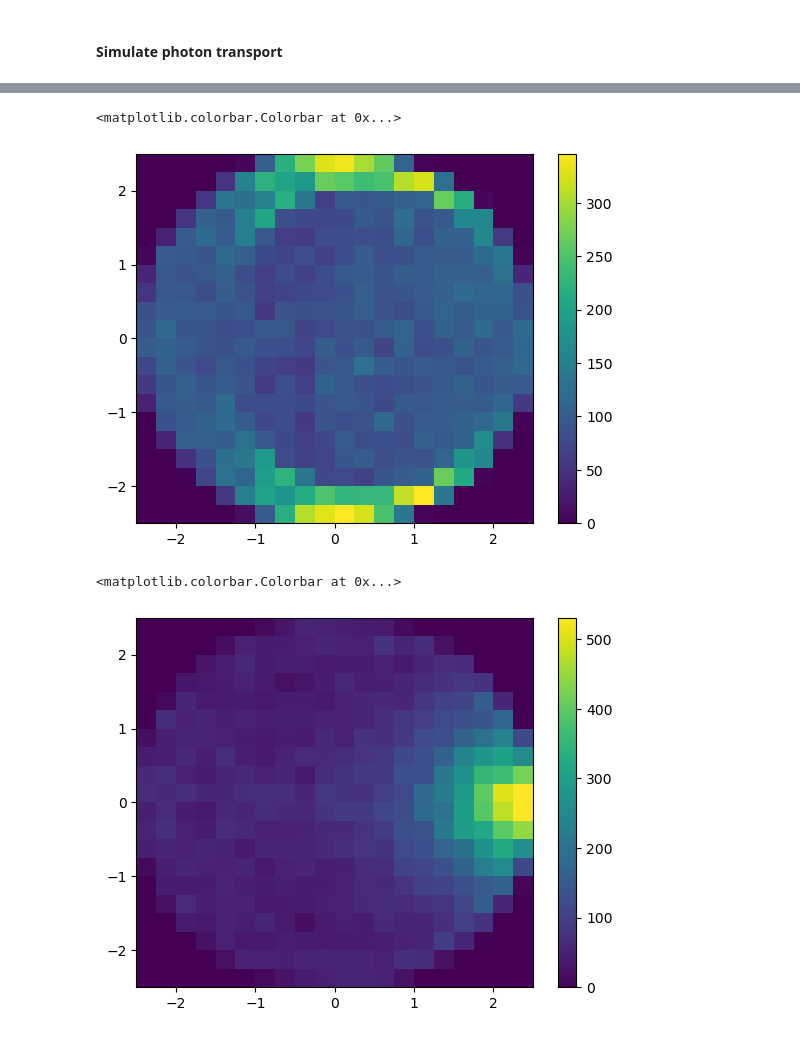
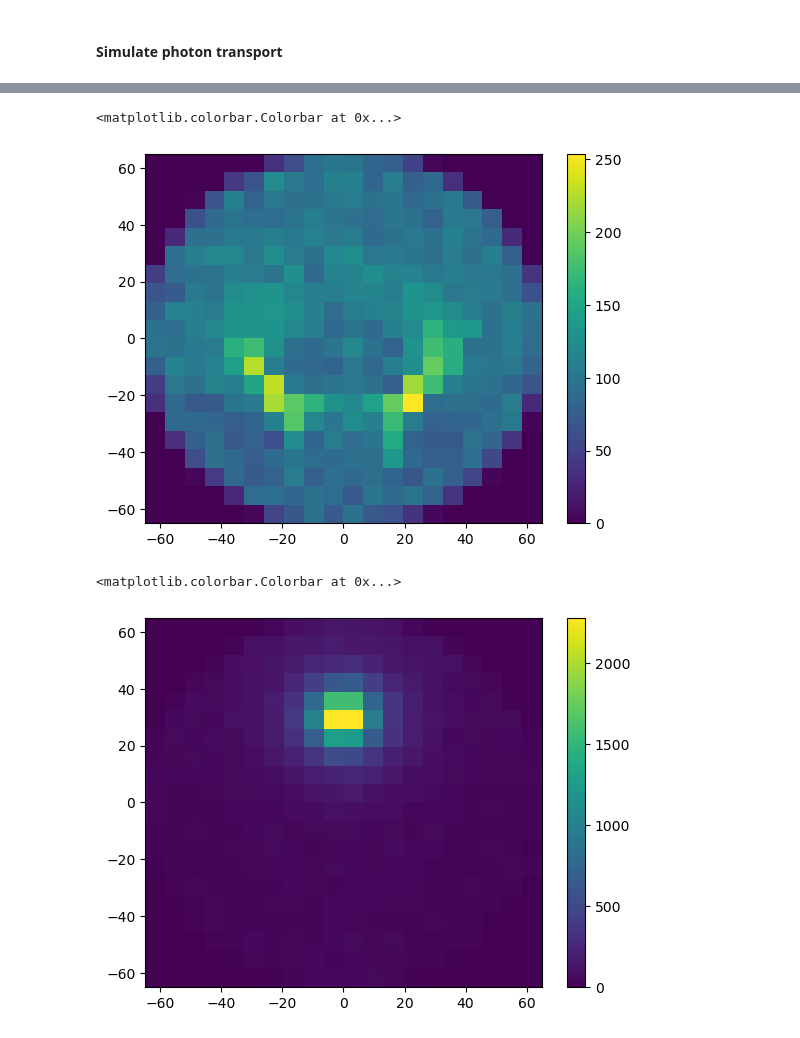
Before and after one commit to acolijn/OptoSim, a Jupyter notebook: notebook/PropagationVerification.ipynb, the cells around one changed output, grey strips where cells are left out. Cells and saved outputs as stored; diff of their text form; code cells hidden in the pictures.

```diff
--- a/notebook/PropagationVerification.ipynb
+++ b/notebook/PropagationVerification.ipynb
@@ -9,14 +9,14 @@ import matplotlib as mpl
 # %% [markdown]
 #### Setup the system geometry
 # %%
-ztop = 1.0 # z position of top PMT plane (cm)
-zbot = -5.0 # z position of bottom PMT plane (cm)
-R = 2.5 # radius of the TPC (cm)
+ztop = 10.0 # z position of top PMT plane (cm)
+zbot = -150.0 # z position of bottom PMT plane (cm)
+R = 65. # radius of the TPC (cm)
 # %% [markdown]
 #### Setup the simulation parameters
 # %%
 n_photon = 100000 # number of photons to simulate
-x0 = (2.4, 0., 0.1) # starting position of the photons
+x0 = (0., 30., 1.0) # starting position of the photons
 
 no_scatter = False # set to True if you want to compare to a case without scattering
 experimental_scatter_model = True # model for scattering from GXe/LXe on PTFE
@@ -74,13 +77,14 @@ processed  90000  photons
 # %%
-h2=plt.hist2d(xb,yb,bins=(20,20),range=((-R,R),(-R,R)))#, norm=mpl.colors.LogNorm())
+a = 1
+h2=plt.hist2d(xb,yb,bins=(20,20),range=((-a*R,a*R),(-a*R,a*R)))#, norm=mpl.colors.LogNorm())
 plt.colorbar()
 # %% [output]
 <matplotlib.colorbar.Colorbar at 0x...>
-[figure, old version]
+[figure, new version]
 # %%
 h2=plt.hist2d(xt,yt,bins=(20,20),range=((-R,R),(-R,R)))#, norm=mpl.colors.LogNorm())
 plt.colorbar()
 # %% [output]
 <matplotlib.colorbar.Colorbar at 0x...>
-[figure, old version]
+[figure, new version]
 # %%
```
Also changed, not shown: parts of 5 cells of this notebook, 4 other files.
